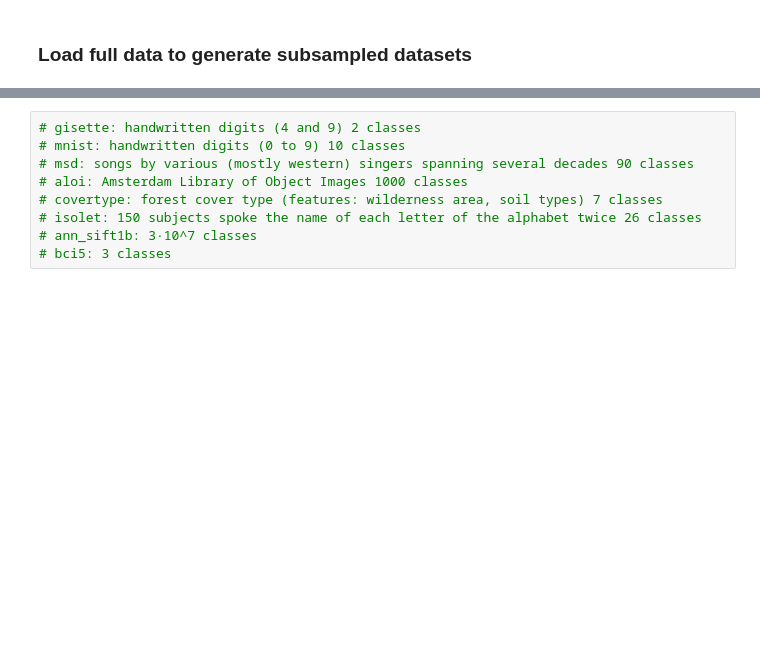
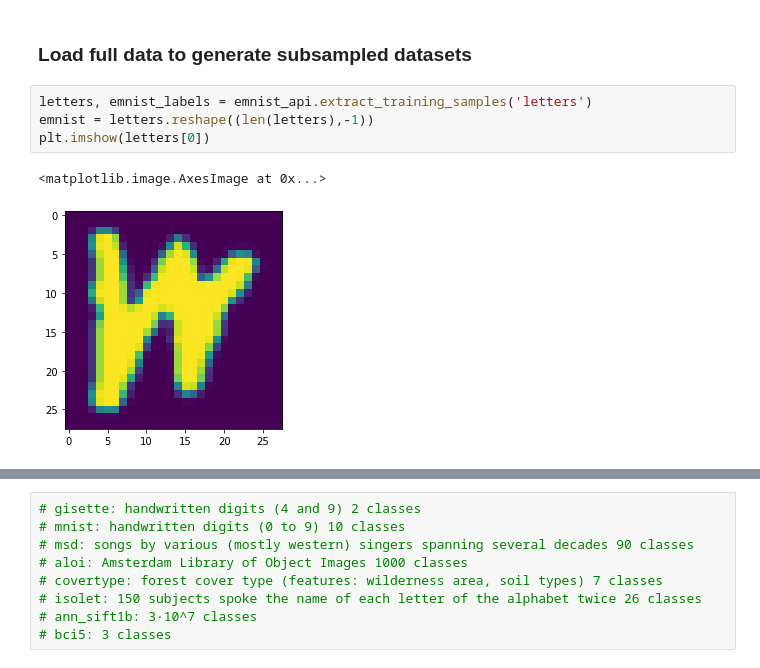
Before and after one commit to j-bac/id-concentration, a Jupyter notebook: notebooks/Test-concentration-estimators-real-data.ipynb, the cells around one changed output, grey strips where cells are left out. Drawn from its saved outputs; the diff is of its cells as text; blank space fills up the shorter version.

```diff
--- a/notebooks/Test-concentration-estimators-real-data.ipynb
+++ b/notebooks/Test-concentration-estimators-real-data.ipynb
@@ -321,3 +331,10 @@ class DimEst():
 DE=DimEst()
 # %% [markdown]
 ### Load full data to generate subsampled datasets
+# %%
+letters, emnist_labels = emnist_api.extract_training_samples('letters')
+emnist = letters.reshape((len(letters),-1))
+plt.imshow(letters[0])
+# %% [output]
+<matplotlib.image.AxesImage at 0x...>
+[figure, added]
```
Also changed, not shown: parts of 13 cells of this notebook, 16 other files.
